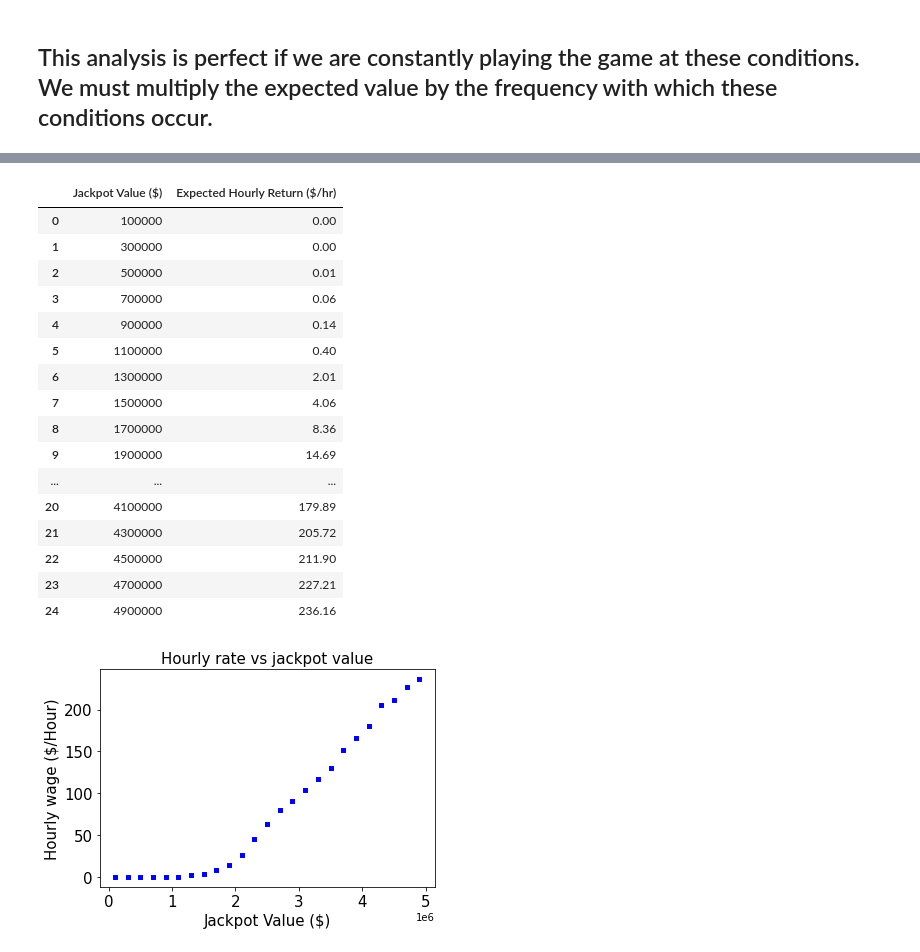
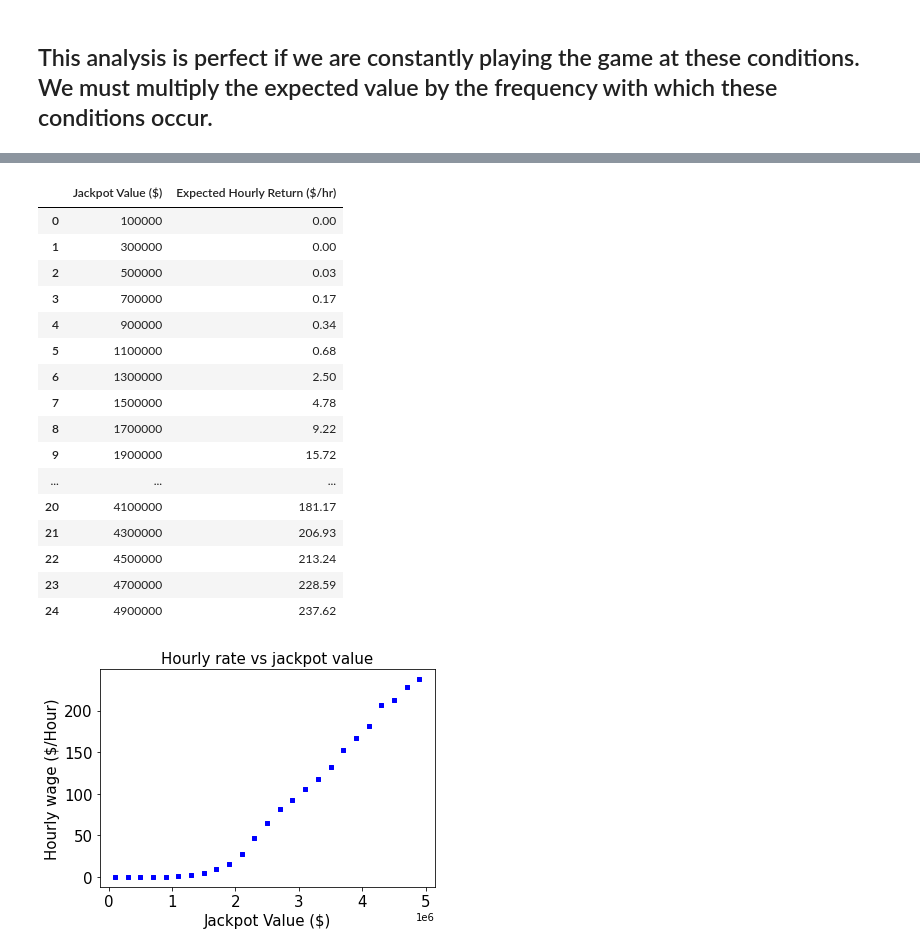
Before and after one commit to etsi123/DataScience_Blackjack_sb, a Jupyter notebook: src/Progressive_blackjack.ipynb, the cells around one changed output, grey strips where cells are left out. Saved outputs shown, nothing was run; the diff lists cells and outputs as text; code cells hidden in the pictures.

```diff
--- a/src/Progressive_blackjack.ipynb
+++ b/src/Progressive_blackjack.ipynb
@@ -84,6 +84,6 @@ df.head()
 | 3 | 8 | 3 | 4 | -3960000.0 | -475.2 |
 | 4 | 8 | 4 | 9 | -2660000.0 | -319.2 |
 # %%
-df['true_count'] = df['running_count']/df['num_decks']
+df['true_count'] = df['running_count']/df['num_decks_remaining']
 df.head()
 # %% [output]
@@ -102,7 +102,7 @@ for jackpot in jackpot_list:
     df['expected_cash_return (in dollars)']=(df['num_wins']*jackpot*(0.25+0.025+0.025+0.025)) - num_sims*cost_to_play
     df['jackpot_value'] = jackpot
     df['avg (dollars/hour)'] =  df['expected_cash_return (in dollars)']/avg_rt
-    df['true_count'] = df['running_count']/df['num_decks']
+    df['true_count'] = df['running_count']/df['num_decks_remaining']
     df_final = pd.concat([df_final,df])
 
     fig = plt.figure()
@@ -138,7 +138,7 @@ for i in range(0,len(jackpot_sample)):
     df['expected_cash_return (in dollars)']=(df['num_wins']*jackpot*(0.25+0.025+0.025+0.025)) - num_sims*cost_to_play
     df['jackpot_value'] = jackpot
     df['avg (dollars/hour)'] =  df['expected_cash_return (in dollars)']/avg_rt
-    df['true_count'] = df['running_count']/df['num_decks']
+    df['true_count'] = df['running_count']/df['num_decks_remaining']
     x,y = coords[i][0],coords[i][1]
     axs[x,y].scatter(df.true_count, df['avg (dollars/hour)'], s=20, c='r', marker="s")
     axs[x,y].tick_params(axis='both', which='major', labelsize=15)
@@ -276,7 +276,7 @@ for i in range(0,num_sims):
     freq_list = freq_list + shoe.simulate_blackjack_shoe(0.95)
 # %%
 #Simulate game num_sims times and aggregate true count situations.
-freq_df = pd.DataFrame(freq_list,columns = ['num_decks','running_count'])
-freq_df['true_count'] = freq_df['running_count'] / freq_df['num_decks']
+freq_df = pd.DataFrame(freq_list,columns = ['num_decks_remaining','running_count'])
+freq_df['true_count'] = freq_df['running_count'] / freq_df['num_decks_remaining']
 freq_df.head()
 # %% [output]
@@ -312,37 +317,37 @@ freq_df.head()
 # %%
 #Use moodel to compute an average expected hourly returrn under these conditions. Note that we do not place the bets
 #if the expected value is not positive.
 true_count_list = list(np.arange(0.0, 21.0, 1.0))
 jackpot_sol = []
 for jackpot in jackpot_list:
     jackpot_t = [jackpot]*len(true_count_list)
-    jackpot_tf_df = pd.DataFrame({'true_count':true_count_list,'jackpot_list':jackpot_t})
-    model_results = reg.predict(jackpot_tf_df).tolist()
-    jackpot_tf_df = pd.DataFrame({'true_count':true_count_list,'Predicted_hourly_rate':model_results})
-    jackpot_tf_df = jackpot_tf_df.merge(freq_df,left_on='true_count',right_on='true_count',how='inner')
-    jackpot_tf_df = jackpot_tf_df[jackpot_tf_df['Predicted_hourly_rate']>0]
-    val = np.sum(np.multiply(jackpot_tf_df.Predicted_hourly_rate,jackpot_tf_df.Fraction_of_hour))
+    jackpot_tc_df = pd.DataFrame({'true_count':true_count_list,'jackpot_list':jackpot_t})
+    model_results = reg.predict(jackpot_tc_df).tolist()
+    jackpot_tc_df = pd.DataFrame({'true_count':true_count_list,'Predicted_hourly_rate':model_results})
+    jackpot_tc_df = jackpot_tc_df.merge(freq_df,left_on='true_count',right_on='true_count',how='inner')
+    jackpot_tc_df = jackpot_tc_df[jackpot_tc_df['Predicted_hourly_rate']>0]
+    val = np.sum(np.multiply(jackpot_tc_df.Predicted_hourly_rate,jackpot_tc_df.Fraction_of_hour))
     jackpot_sol.append([jackpot,val])
 results_df = pd.DataFrame(jackpot_sol,columns = ['Jackpot Value ($)','Expected Hourly Return ($/hr)'])
 results_df.round(2)
 # %% [output]
 |  | Jackpot Value ($) | Expected Hourly Return ($/hr) |
 | 0 | 100000 | 0.00 |
 | 1 | 300000 | 0.00 |
-| 2 | 500000 | 0.01 |
-| 3 | 700000 | 0.06 |
-| 4 | 900000 | 0.14 |
-| 5 | 1100000 | 0.40 |
-| 6 | 1300000 | 2.01 |
-| 7 | 1500000 | 4.06 |
-| 8 | 1700000 | 8.36 |
-| 9 | 1900000 | 14.69 |
+| 2 | 500000 | 0.03 |
+| 3 | 700000 | 0.17 |
+| 4 | 900000 | 0.34 |
+| 5 | 1100000 | 0.68 |
+| 6 | 1300000 | 2.50 |
+| 7 | 1500000 | 4.78 |
+| 8 | 1700000 | 9.22 |
+| 9 | 1900000 | 15.72 |
 | ... | ... | ... |
-| 20 | 4100000 | 179.89 |
-| 21 | 4300000 | 205.72 |
-| 22 | 4500000 | 211.90 |
-| 23 | 4700000 | 227.21 |
-| 24 | 4900000 | 236.16 |
+| 20 | 4100000 | 181.17 |
+| 21 | 4300000 | 206.93 |
+| 22 | 4500000 | 213.24 |
+| 23 | 4700000 | 228.59 |
+| 24 | 4900000 | 237.62 |
 # %%
 fig = plt.figure()
 ax1 = fig.add_subplot(111)
```
Also changed, not shown: parts of 9 cells of this notebook, 1 other file.
